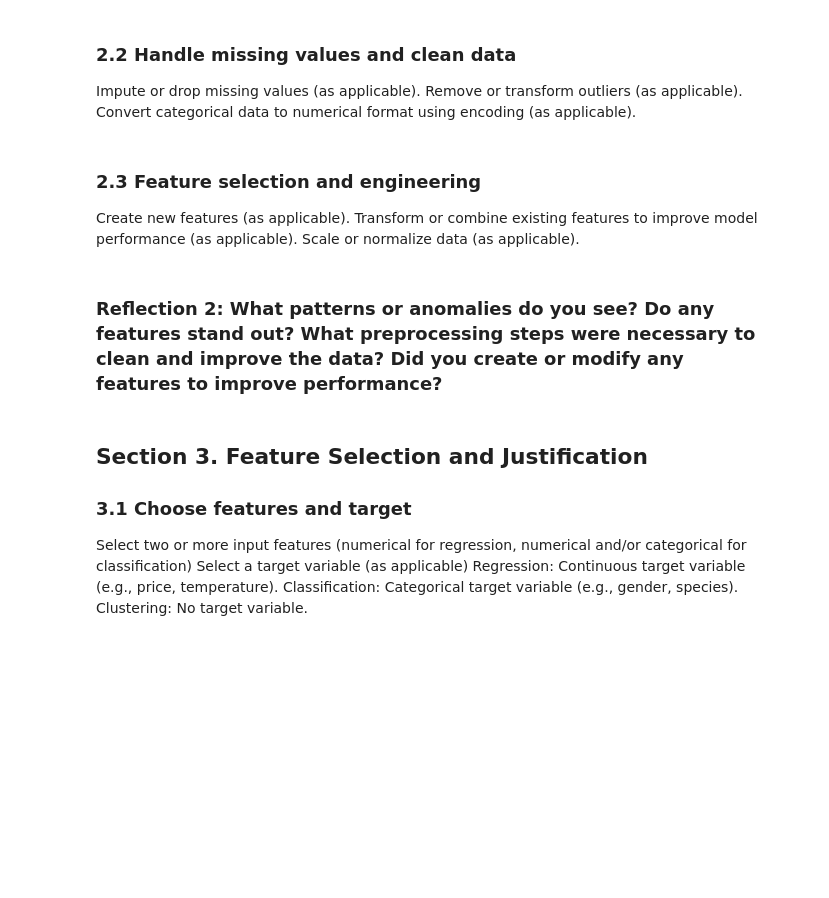
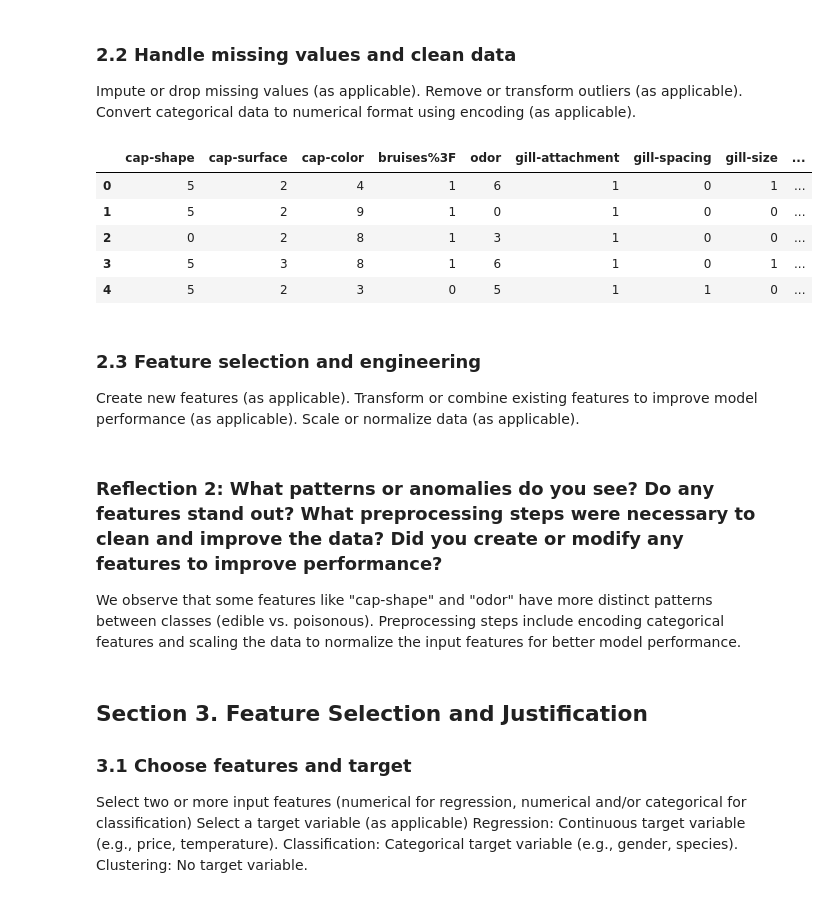
Before and after one commit to katehuntsman/midterm, a Jupyter notebook: classification.ipynb, the cells around one changed output. Drawn from its saved outputs; the diff is of its cells as text; code cells hidden in the pictures; blank space fills up the shorter version.

```diff
--- a/classification.ipynb
+++ b/classification.ipynb
@@ -67,17 +189,24 @@ print(class_counts)
 Impute or drop missing values (as applicable).
 Remove or transform outliers (as applicable).
 Convert categorical data to numerical format using encoding (as applicable).
-# %%
-# Encode categorical features
-label_encoders = {}
-for column in data.columns:
-    le = LabelEncoder()
-    data[column] = le.fit_transform(data[column])
-    label_encoders[column] = le
-
-# Verify encoding
-print("Encoded Data Sample:")
-display(data.head())
+# %%
+# Convert categorical columns to numerical format using label encoding
+from sklearn.preprocessing import LabelEncoder
+
+# Label encode all columns
+encoder = LabelEncoder()
+for col in data.columns:
+    data[col] = encoder.fit_transform(data[col])
+
+# Check the transformed data
+data.head()
+# %% [output]
+|  | cap-shape | cap-surface | cap-color | bruises%3F | odor | gill-attachment | gill-spacing | gill-size | ... |
+| 0 | 5 | 2 | 4 | 1 | 6 | 1 | 0 | 1 | ... |
+| 1 | 5 | 2 | 9 | 1 | 0 | 1 | 0 | 0 | ... |
+| 2 | 0 | 2 | 8 | 1 | 3 | 1 | 0 | 0 | ... |
+| 3 | 5 | 3 | 8 | 1 | 6 | 1 | 0 | 1 | ... |
+| 4 | 5 | 2 | 3 | 0 | 5 | 1 | 1 | 0 | ... |
 # %% [markdown]
 ### 2.3 Feature selection and engineering
 Create new features (as applicable).
@@ -94,5 +225,6 @@ X_scaled = scaler.fit_transform(X)
 # %% [markdown]
 ### Reflection 2: What patterns or anomalies do you see? Do any features stand out? What preprocessing steps were necessary to clean and improve the data? Did you create or modify any features to improve performance?
+We observe that some features like "cap-shape" and "odor" have more distinct patterns between classes (edible vs. poisonous). Preprocessing steps include encoding categorical features and scaling the data to normalize the input features for better model performance.
 # %% [markdown]
 ## Section 3. Feature Selection and Justification
 ### 3.1 Choose features and target
```
Also changed, not shown: parts of 29 cells of this notebook, 2 other files.
